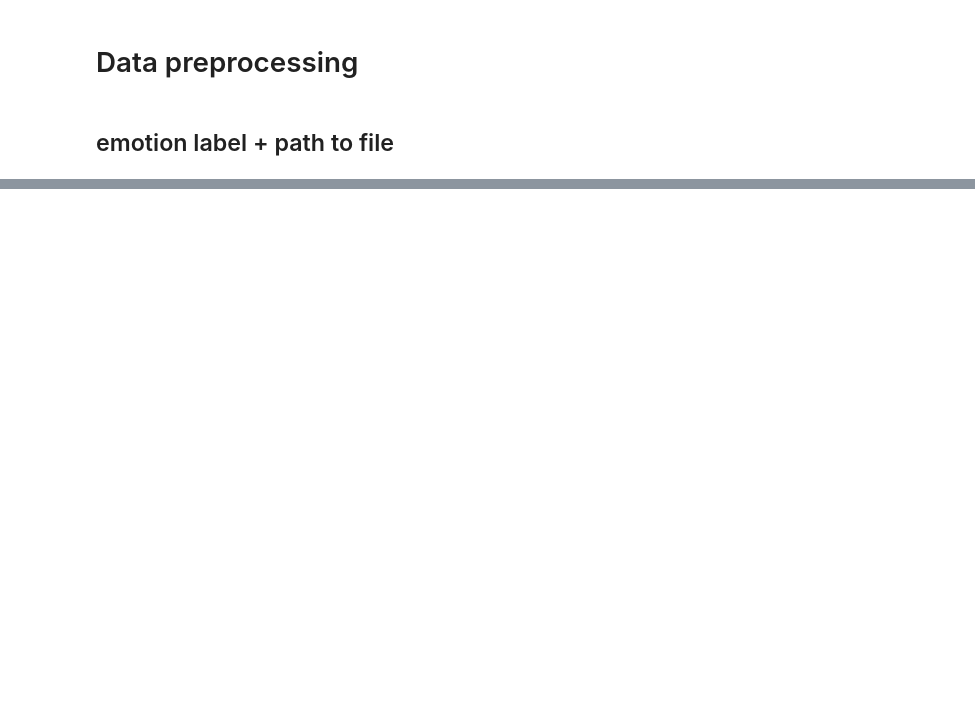
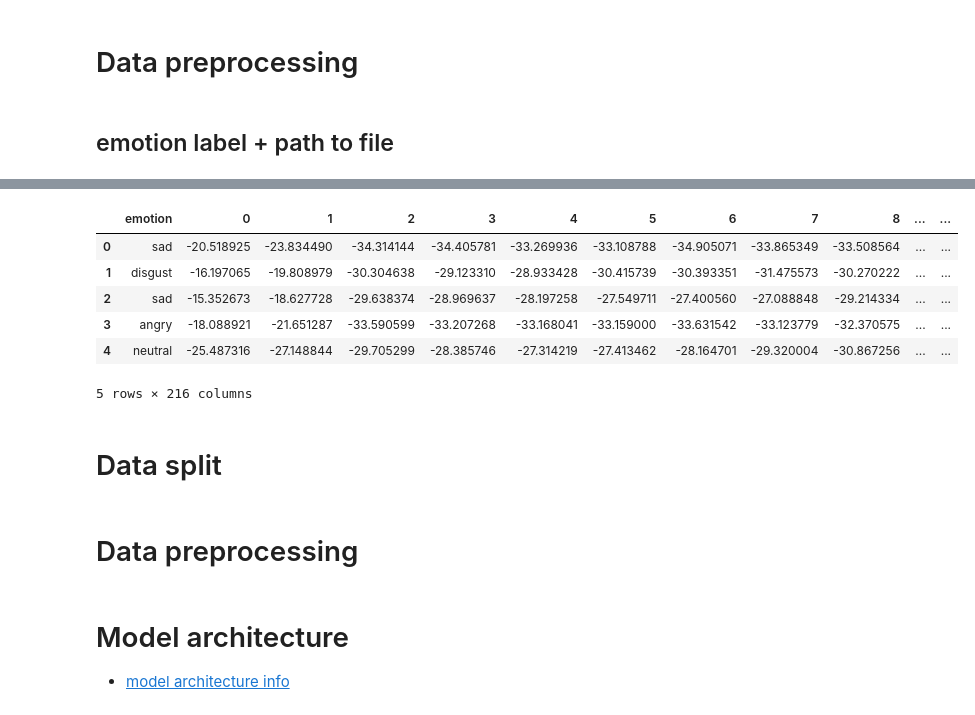
Before and after one commit to mikolajm190/python_SER_DL, a Jupyter notebook: src/tess_SER.ipynb, the cells around one changed output, grey strips where cells are left out. Drawn from its saved outputs; the diff is of its cells as text; code cells hidden in the pictures; blank space fills up the shorter version.

```diff
--- a/src/tess_SER.ipynb
+++ b/src/tess_SER.ipynb
@@ -52,0 +102,42 @@ df
+# %%
+import librosa
+
+# log-mel spectrogram into mfcc
+
+logMelSpecVal = []
+
+def parse_audio_file(pathToFile, _duration, sampleRate):
+    # load file
+    wavf, sample_rate = librosa.load(pathToFile, res_type="kaiser_fast", duration=_duration, sr=sampleRate)
+
+    # get mfcc features (coefficients = 13, filters = 32)
+    mfcc = np.array([])
+    mfcc = np.mean(librosa.feature.mfcc(y=wavf, sr=sample_rate, n_mfcc = 13), axis=0)
+
+    return mfcc
+
+mfccVal = []
+
+for fpath in df['path']:
+    mfcc = parse_audio_file(fpath, 4, 44100)
+    mfccVal.append(mfcc)
+
+# merge emotions with features
+df = pd.concat([df, pd.DataFrame(mfccVal)], axis=1)
+
+# drop unnecessary column
+df.drop(columns='path', inplace=True)
+
+# fill na's
+df = df.fillna(0)
+df.head()
+# %% [output]
+|  | emotion | 0 | 1 | 2 | 3 | 4 | 5 | 6 | 7 | 8 | ... | ... |
+| 0 | sad | -20.518925 | -23.834490 | -34.314144 | -34.405781 | -33.269936 | -33.108788 | -34.905071 | -33.865349 | -33.508564 | ... | ... |
+| 1 | disgust | -16.197065 | -19.808979 | -30.304638 | -29.123310 | -28.933428 | -30.415739 | -30.393351 | -31.475573 | -30.270222 | ... | ... |
+| 2 | sad | -15.352673 | -18.627728 | -29.638374 | -28.969637 | -28.197258 | -27.549711 | -27.400560 | -27.088848 | -29.214334 | ... | ... |
+| 3 | angry | -18.088921 | -21.651287 | -33.590599 | -33.207268 | -33.168041 | -33.159000 | -33.631542 | -33.123779 | -32.370575 | ... | ... |
+| 4 | neutral | -25.487316 | -27.148844 | -29.705299 | -28.385746 | -27.314219 | -27.413462 | -28.164701 | -29.320004 | -30.867256 | ... | ... |
+5 rows × 216 columns
+# %% [markdown]
+# Data split
@@ -52,0 +162,2 @@ df
+# %% [markdown]
+# Data preprocessing
@@ -52,0 +202,4 @@ df
+# %% [markdown]
+# Model architecture
+
+- [model architecture info](https://www.researchgate.net/profile/Gregor-Hofer-3/publication/335829168_Analysis_of_Deep_Learning_Architectures_for_Cross-Corpus_Speech_Emotion_Recognition/links/5e2f0a2f4585152d156d9f4f/Analysis-of-Deep-Learning-Architectures-for-Cross-Corpus-Speech-Emotion-Recognition.pdf)
```
Also changed, not shown: parts of 22 cells of this notebook.
